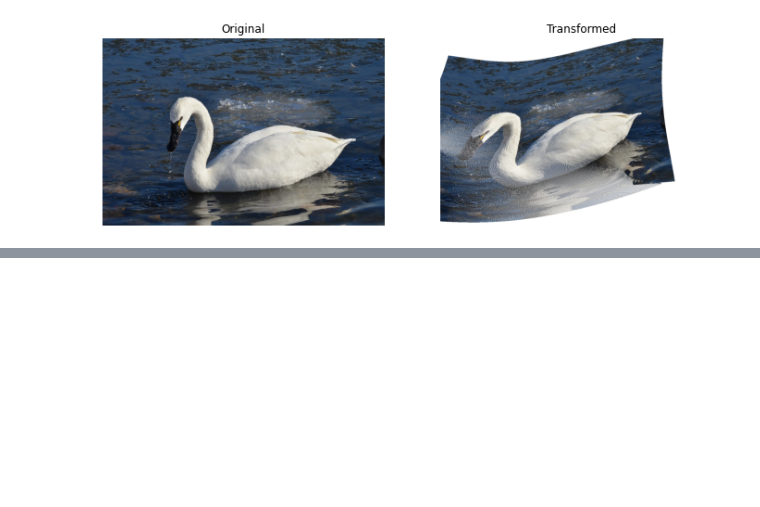
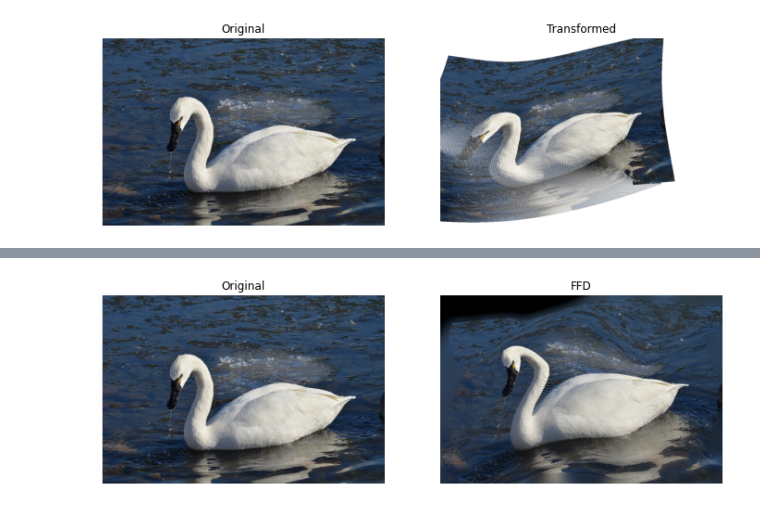
Before and after one commit to ForeverHaibara/Fudan-Courses, a Jupyter notebook: 图像处理与数据可视化/12 空间变换.ipynb, the cells around one changed output, grey strips where cells are left out. Cells and saved outputs as stored; diff of their text form; code cells hidden in the pictures; blank space fills up the shorter version.

```diff
--- a/图像处理与数据可视化/12 空间变换.ipynb
+++ b/图像处理与数据可视化/12 空间变换.ipynb
@@ -52,7 +52,16 @@ $$w_i = \frac{\Vert x - v_i\Vert^{-\alpha}}{ \sum_{j=1}^n\Vert x - v_j\Vert^{-\a
 # %%
 import numpy as np
 def locally_affine_transform(img, points, affines, alpha = 1.):
-    """Locally affine transformation applied on 2D images."""
+    """
+    Locally affine transformation applied on 2D images.
+
+    Params
+    -------
+    img    : npndarray with shape (h, w) or (h, w, c).
+    points : control points withs shape (n, 2).
+    affines: affine matrices with shape (n, 3, 3).
+    alpha  : temperature hyperparameter in assigning weights from distances.
+    """
     h, w, d = img.shape[0], img.shape[1], img.size // (img.shape[0] * img.shape[1])
 
     # 1. compute weights of affine mappings
@@ -70,7 +79,7 @@ def locally_affine_transform(img, points, affines, alpha = 1.):
 
     # 3. extract the pixels inside the canva
     coors = coors[:,:-1] / coors[:,-1:]
-    valid_coors = (coors[:,0] > 0) & (coors[:,0] < w - 1) & (coors[:,1] > 0) & (coors[:,1] < h - 1)
+    valid_coors = (coors[:,0] >= 0) & (coors[:,0] <= w - 1) & (coors[:,1] >= 0) & (coors[:,1] <= h - 1)
     valid_coors = valid_coors.reshape((-1, 1))
     coors = np.extract(np.tile(valid_coors, (1, 2)), coors).reshape((-1, 2)).astype('int32')
     img_  = np.extract(np.tile(valid_coors, (1, d)), img.reshape((h*w, -1))).reshape((-1, d))
@@ -131,0 +192,82 @@ plt.show()
+# %%
+import numpy as np
+
+def free_form_deformation(img, displacement):
+    """
+    Apply FFD on image given a grid of displacement.
+
+    Params
+    -------
+    img: ndarray with shape (h, w) or (h, w, c).
+    displacement: ndarray with shape (h', w', 2), the displacement of control point grid.
+    """
+    # 1. compute the nearest control points and offsets
+    spacings = np.array([i / (j-1) for i, j in zip(img.shape[:2], displacement.shape[:2])])
+    ids = [np.arange(l) / s for l, s in zip(img.shape[:2], spacings)]
+    ids = np.transpose(np.stack(np.meshgrid(*ids)), (2,1,0)) # shape: h x w x 2
+    grids   = ids.astype('int32')
+    offsets = ids - grids
+
+    # 2. construct the original coordinates
+    new_img = np.zeros_like(img).astype('float')
+    coors = np.stack(np.meshgrid(np.arange(img.shape[0]), np.arange(img.shape[1])))
+    coors = np.transpose(coors, (2,1,0)).astype('float')
+
+    # 3. compute b-splines for each offsets in advance (time-saving)
+    def compute_bspline(num, x):
+        if  num == -1: return (1 - x)**3 * .166667
+        elif num == 0: return (3*x**2 *(x - 2) + 4) * .166667
+        elif num == 1: return (1 - 3*x*(x*(x - 1) - 1)) * .166667
+        elif num == 2: return x ** 3 * .166667
+    bsplines = [dict([(i, compute_bspline(i, offsets[...,axis])) for i in range(-1, 3)]) for axis in range(2)]
+
+    # 4. compute the transformed coordinates according to the rule
+    safe_grid = lambda grid, axis: np.clip(grid, 0, displacement.shape[axis] - 1)
+    for i in range(-1, 3):
+        for j in range(-1, 3):
+            coors += displacement[safe_grid(grids[...,0] + i, 0), safe_grid(grids[...,1] + j, 1)] \
+                        * np.expand_dims(bsplines[0][i] * bsplines[1][j], axis = -1)
+    coors = np.round(coors.reshape((-1, 2)))
+
+    # 5. extract the pixels inside the canva
+    h, w, d = img.shape[0], img.shape[1], img.size // (img.shape[0] * img.shape[1])
+    valid_coors = (coors[:,0] >= 0) & (coors[:,0] <= h - 1) & (coors[:,1] >= 0) & (coors[:,1] <= w - 1)
+    valid_coors = valid_coors.reshape((-1, 1))
+    coors = np.extract(np.tile(valid_coors, (1, 2)), coors).reshape((-1, 2)).astype('int32')
+    img_  = np.extract(np.tile(valid_coors, (1, d)), img.reshape((h*w, -1))).reshape((-1, d))
+
+    # 6. map pixels to the new image
+    coors = (coors[:,0] * w + coors[:,1]) # coordinates to 1d indices
+    new_img = np.full_like(img, np.nan, dtype = 'float').reshape((h*w, -1))
+    new_img[np.ix_(coors)] = img_ # fill pixels
+    new_img = new_img.reshape((h, w, -1))
+
+    # 7. fill NaN pixels (pixels not defined by transformation) with nearby values
+    new_img = fill_nan(new_img, neighbor = 15, default = 0)
+    return new_img.reshape(img.shape).astype(img.dtype)
+
+
+
+
+import os
+from matplotlib import pyplot as plt
+from PIL import Image
+
+img = np.array(Image.open(os.path.join(os.getcwd(), 'pics\\swan.png')).resize((600, 400)))
+
+# randomly generate some displacement rule of the control points
+np.random.seed(0)
+displacement = np.random.randn(7, 7, 2) * 40
+displacement[3,3,0] = -50
+
+img_ffd = free_form_deformation(img, displacement)
+
+plt.figure(figsize = (12, 5))
+for i, image, title in zip((1, 2), (img, img_ffd), ('Original', 'FFD')):
+    plt.subplot(1, 2, i)
+    plt.imshow(image)
+    plt.title(title)
+    plt.axis('off')
+plt.show()
+# %% [output]
+[figure, added]
```
Also changed, not shown: parts of 5 cells of this notebook, 1 other file.
